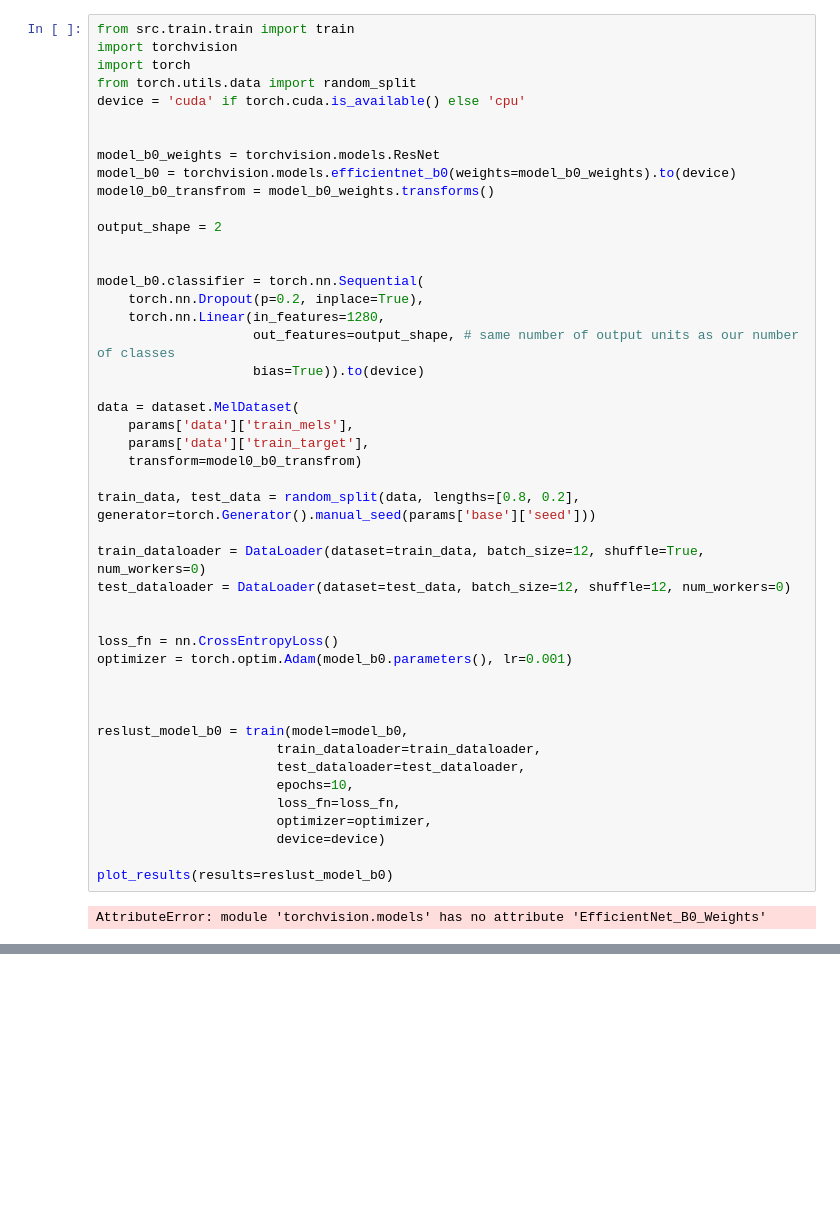
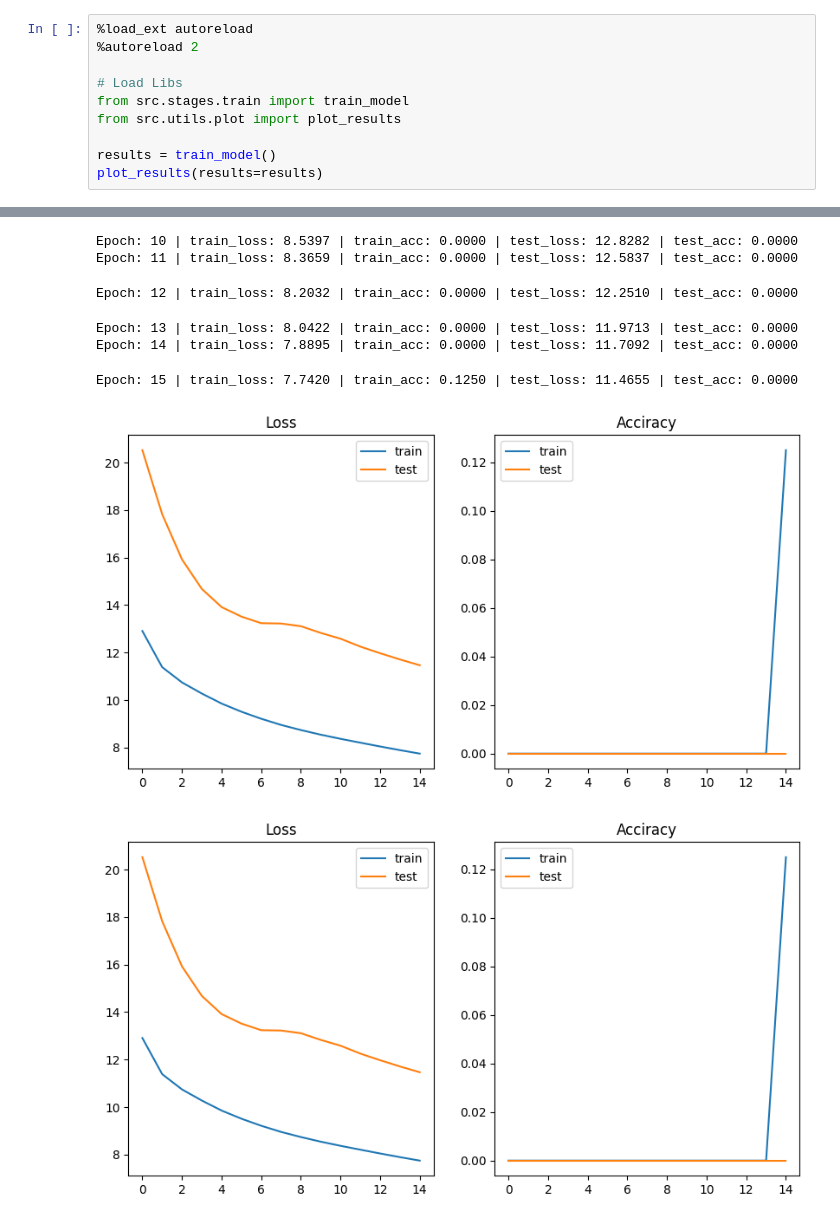
Before and after one commit to AntonTroitskii/bio_alisa, a Jupyter notebook: notebooks/06_2_train_pytorch.ipynb, the cells around one changed output, grey strips where cells are left out. Drawn from its saved outputs; the diff is of its cells as text; blank space fills up the shorter version.

```diff
--- a/notebooks/06_2_train_pytorch.ipynb
+++ b/notebooks/06_2_train_pytorch.ipynb
@@ -170,48 +1,11 @@ AttributeError: module 'torchvision.models' has no attribute 'EfficientNet_B0_We
-# %%
-from src.train.train import train
-import torchvision
-import torch
-from torch.utils.data import random_split
-device = 'cuda' if torch.cuda.is_available() else 'cpu'
-
-
-model_b0_weights = torchvision.models.ResNet
-model_b0 = torchvision.models.efficientnet_b0(weights=model_b0_weights).to(device)
-model0_b0_transfrom = model_b0_weights.transforms()
-
-output_shape = 2
-
-
-model_b0.classifier = torch.nn.Sequential(
-    torch.nn.Dropout(p=0.2, inplace=True),
-    torch.nn.Linear(in_features=1280,
-                    out_features=output_shape, # same number of output units as our number of classes
-                    bias=True)).to(device)
-
-data = dataset.MelDataset(
-    params['data']['train_mels'],
-    params['data']['train_target'],
-    transform=model0_b0_transfrom)
-
-train_data, test_data = random_split(data, lengths=[0.8, 0.2], generator=torch.Generator().manual_seed(params['base']['seed']))
-
-train_dataloader = DataLoader(dataset=train_data, batch_size=12, shuffle=True, num_workers=0)
-test_dataloader = DataLoader(dataset=test_data, batch_size=12, shuffle=12, num_workers=0)
-
-
-loss_fn = nn.CrossEntropyLoss()
-optimizer = torch.optim.Adam(model_b0.parameters(), lr=0.001)
-
-
-
-reslust_model_b0 = train(model=model_b0,
-                       train_dataloader=train_dataloader,
-                       test_dataloader=test_dataloader,
-                       epochs=10,
-                       loss_fn=loss_fn,
-                       optimizer=optimizer,
-                       device=device)
-
-plot_results(results=reslust_model_b0)
-# %% [output]
-AttributeError: module 'torchvision.models' has no attribute 'EfficientNet_B0_Weights'
+# %%
+%load_ext autoreload
+%autoreload 2
+
+# Load Libs
+from src.stages.train import train_model
+from src.utils.plot import plot_results
+
+results = train_model()
+plot_results(results=results)
+# %% [output]
@@ -217,0 +25,8 @@ AttributeError: module 'torchvision.models' has no attribute 'EfficientNet_B0_We
+Epoch: 10 | train_loss: 8.5397 | train_acc: 0.0000 | test_loss: 12.8282 | test_acc: 0.0000
+Epoch: 11 | train_loss: 8.3659 | train_acc: 0.0000 | test_loss: 12.5837 | test_acc: 0.0000
+Epoch: 12 | train_loss: 8.2032 | train_acc: 0.0000 | test_loss: 12.2510 | test_acc: 0.0000
+Epoch: 13 | train_loss: 8.0422 | train_acc: 0.0000 | test_loss: 11.9713 | test_acc: 0.0000
+Epoch: 14 | train_loss: 7.8895 | train_acc: 0.0000 | test_loss: 11.7092 | test_acc: 0.0000
+Epoch: 15 | train_loss: 7.7420 | train_acc: 0.1250 | test_loss: 11.4655 | test_acc: 0.0000
+[figure, added]
+[figure, added]
```
Also changed, not shown: parts of 8 cells of this notebook, 20 other files.
